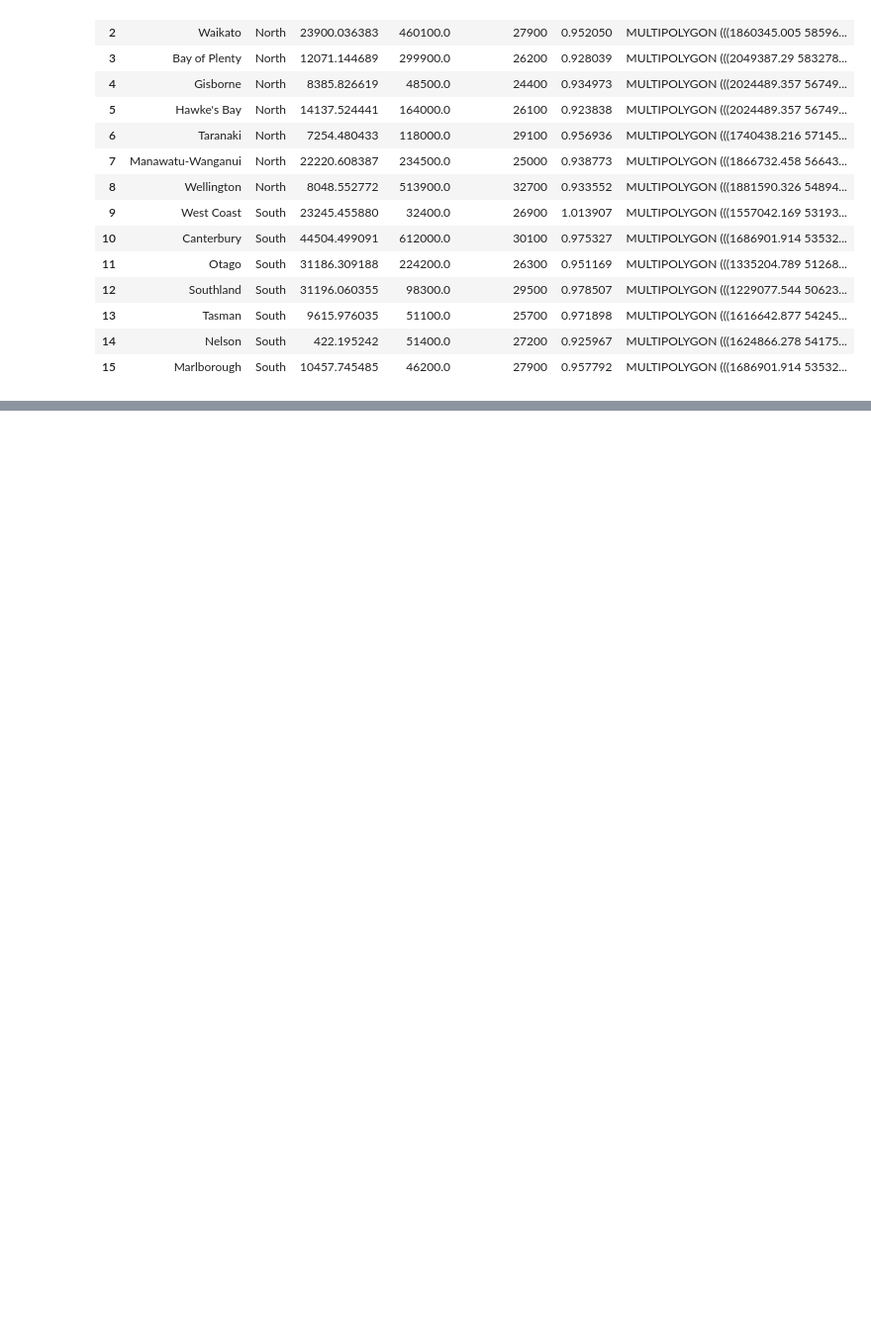
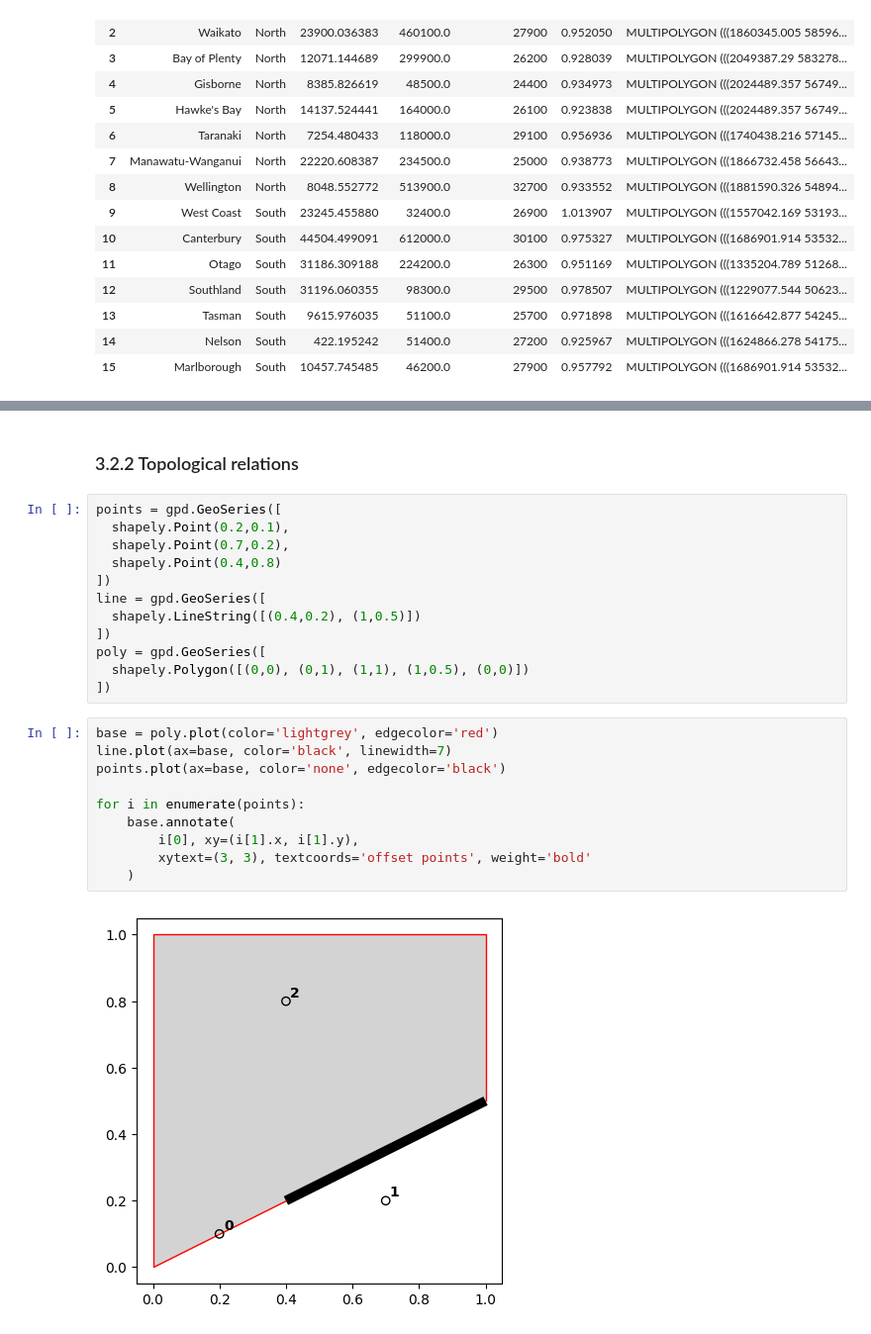
Before and after one commit to balmdui/tutorial_geocompy, a Jupyter notebook: 03_spatial.ipynb, the cells around one changed output, grey strips where cells are left out. Shown at 99% size. Drawn from its saved outputs; the diff is of its cells as text; blank space fills up the shorter version.

```diff
--- a/03_spatial.ipynb
+++ b/03_spatial.ipynb
@@ -53,0 +141,26 @@ nz
+# %% [markdown]
+### 3.2.2 Topological relations
+# %%
+points = gpd.GeoSeries([
+  shapely.Point(0.2,0.1),
+  shapely.Point(0.7,0.2),
+  shapely.Point(0.4,0.8)
+])
+line = gpd.GeoSeries([
+  shapely.LineString([(0.4,0.2), (1,0.5)])
+])
+poly = gpd.GeoSeries([
+  shapely.Polygon([(0,0), (0,1), (1,1), (1,0.5), (0,0)])
+])
+# %%
+base = poly.plot(color='lightgrey', edgecolor='red')
+line.plot(ax=base, color='black', linewidth=7)
+points.plot(ax=base, color='none', edgecolor='black')
+
+for i in enumerate(points):
+    base.annotate(
+        i[0], xy=(i[1].x, i[1].y),
+        xytext=(3, 3), textcoords='offset points', weight='bold'
+    )
+# %% [output]
+[figure, added]
```
Also changed, not shown: parts of 25 cells of this notebook.
